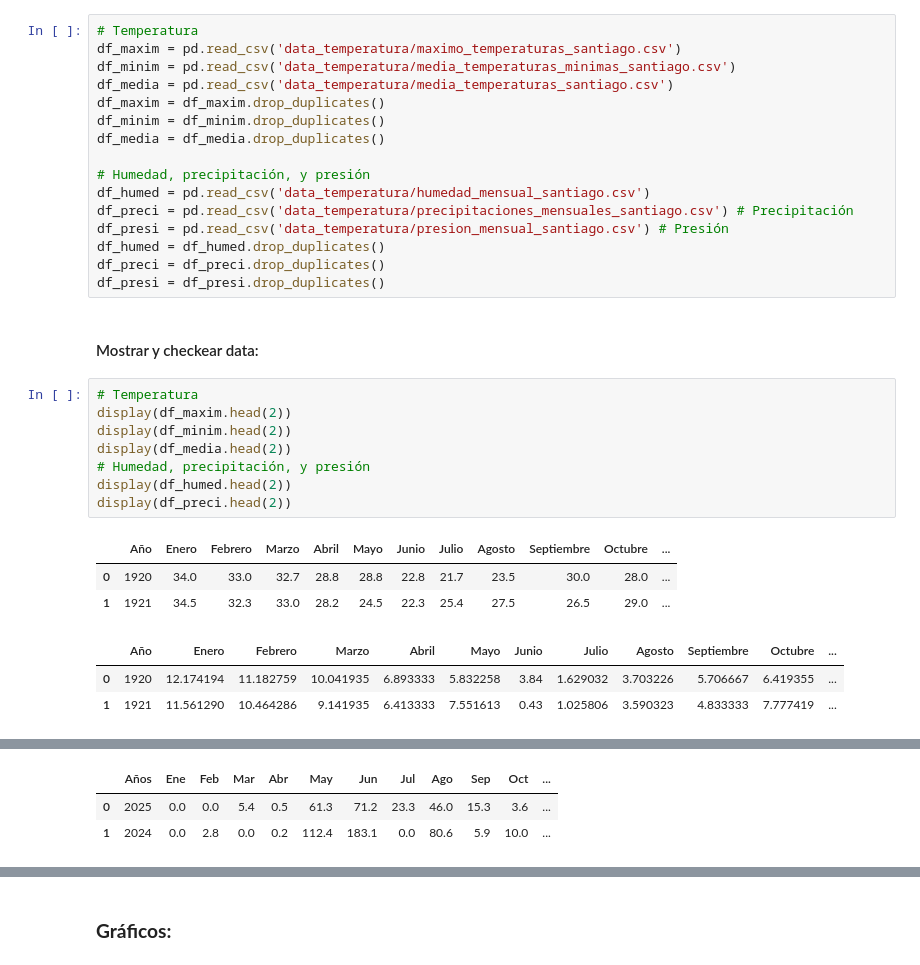
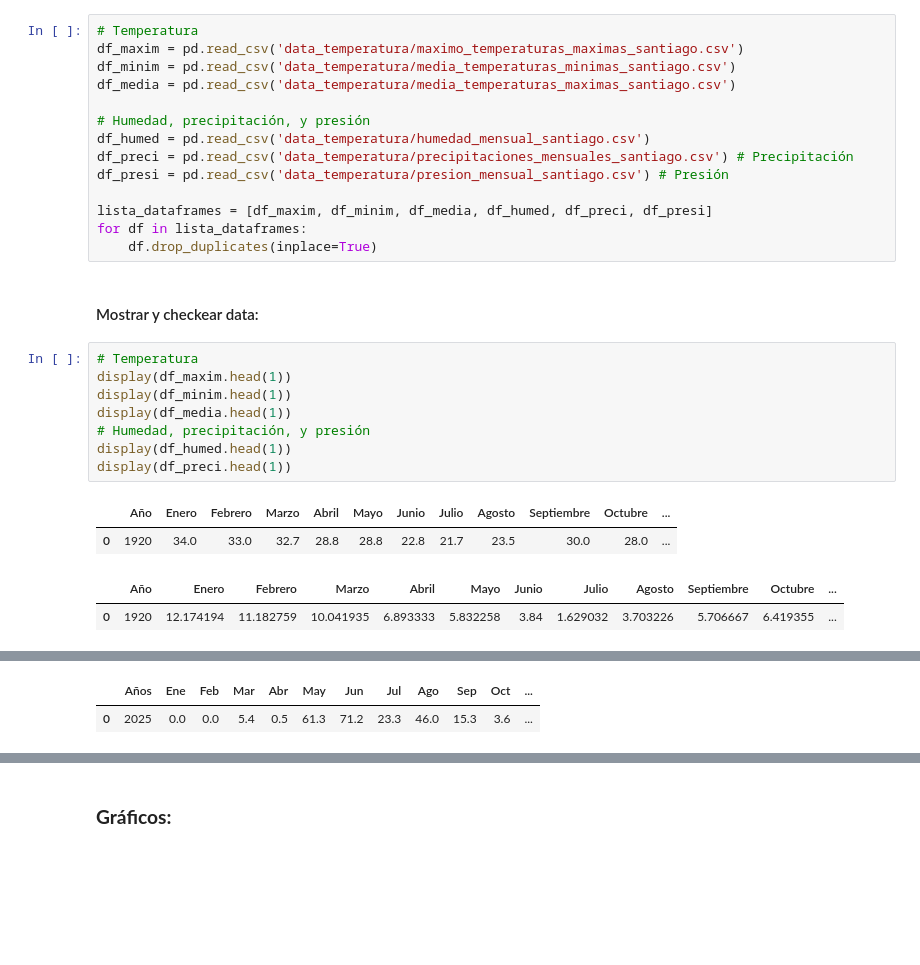
Before and after one commit to juaco-21/Proyect_IMT2200_Idea, a Jupyter notebook: notebooks/EDA.ipynb, the cells around one changed output, grey strips where cells are left out. Cells and saved outputs as stored; diff of their text form; blank space fills up the shorter version.

```diff
--- a/notebooks/EDA.ipynb
+++ b/notebooks/EDA.ipynb
@@ -11,35 +12,31 @@ import seaborn as sns
 #### Cargar data:
 # %%
 # Temperatura
-df_maxim = pd.read_csv('data_temperatura/maximo_temperaturas_santiago.csv')
+df_maxim = pd.read_csv('data_temperatura/maximo_temperaturas_maximas_santiago.csv')
 df_minim = pd.read_csv('data_temperatura/media_temperaturas_minimas_santiago.csv')
-df_media = pd.read_csv('data_temperatura/media_temperaturas_santiago.csv')
-df_maxim = df_maxim.drop_duplicates()
-df_minim = df_minim.drop_duplicates()
-df_media = df_media.drop_duplicates()
+df_media = pd.read_csv('data_temperatura/media_temperaturas_maximas_santiago.csv')
 
 # Humedad, precipitación, y presión
 df_humed = pd.read_csv('data_temperatura/humedad_mensual_santiago.csv')
 df_preci = pd.read_csv('data_temperatura/precipitaciones_mensuales_santiago.csv') # Precipitación
 df_presi = pd.read_csv('data_temperatura/presion_mensual_santiago.csv') # Presión
-df_humed = df_humed.drop_duplicates()
-df_preci = df_preci.drop_duplicates()
-df_presi = df_presi.drop_duplicates()
+
+lista_dataframes = [df_maxim, df_minim, df_media, df_humed, df_preci, df_presi]
+for df in lista_dataframes:
+    df.drop_duplicates(inplace=True)
 # %% [markdown]
 #### Mostrar y checkear data:
 # %%
 # Temperatura
-display(df_maxim.head(2))
-display(df_minim.head(2))
-display(df_media.head(2))
+display(df_maxim.head(1))
+display(df_minim.head(1))
+display(df_media.head(1))
 # Humedad, precipitación, y presión
-display(df_humed.head(2))
-display(df_preci.head(2))
+display(df_humed.head(1))
+display(df_preci.head(1))
 # %% [output]
 |  | Año | Enero | Febrero | Marzo | Abril | Mayo | Junio | Julio | Agosto | Septiembre | Octubre | ... |
 | 0 | 1920 | 34.0 | 33.0 | 32.7 | 28.8 | 28.8 | 22.8 | 21.7 | 23.5 | 30.0 | 28.0 | ... |
-| 1 | 1921 | 34.5 | 32.3 | 33.0 | 28.2 | 24.5 | 22.3 | 25.4 | 27.5 | 26.5 | 29.0 | ... |
 |  | Año | Enero | Febrero | Marzo | Abril | Mayo | Junio | Julio | Agosto | Septiembre | Octubre | ... |
 | 0 | 1920 | 12.174194 | 11.182759 | 10.041935 | 6.893333 | 5.832258 | 3.84 | 1.629032 | 3.703226 | 5.706667 | 6.419355 | ... |
-| 1 | 1921 | 11.561290 | 10.464286 | 9.141935 | 6.413333 | 7.551613 | 0.43 | 1.025806 | 3.590323 | 4.833333 | 7.777419 | ... |
 |  | Año | Enero | Febrero | Marzo | Abril | Mayo | Junio | Julio | Agosto | Septiembre | Octubre | ... |
@@ -51,5 +46,4 @@ display(df_preci.head(2))
 |  | Años | Ene | Feb | Mar | Abr | May | Jun | Jul | Ago | Sep | Oct | ... |
 | 0 | 2025 | 0.0 | 0.0 | 5.4 | 0.5 | 61.3 | 71.2 | 23.3 | 46.0 | 15.3 | 3.6 | ... |
-| 1 | 2024 | 0.0 | 2.8 | 0.0 | 0.2 | 112.4 | 183.1 | 0.0 | 80.6 | 5.9 | 10.0 | ... |
 # %%
 # Temperatura
```
Also changed, not shown: parts of 16 cells of this notebook.
